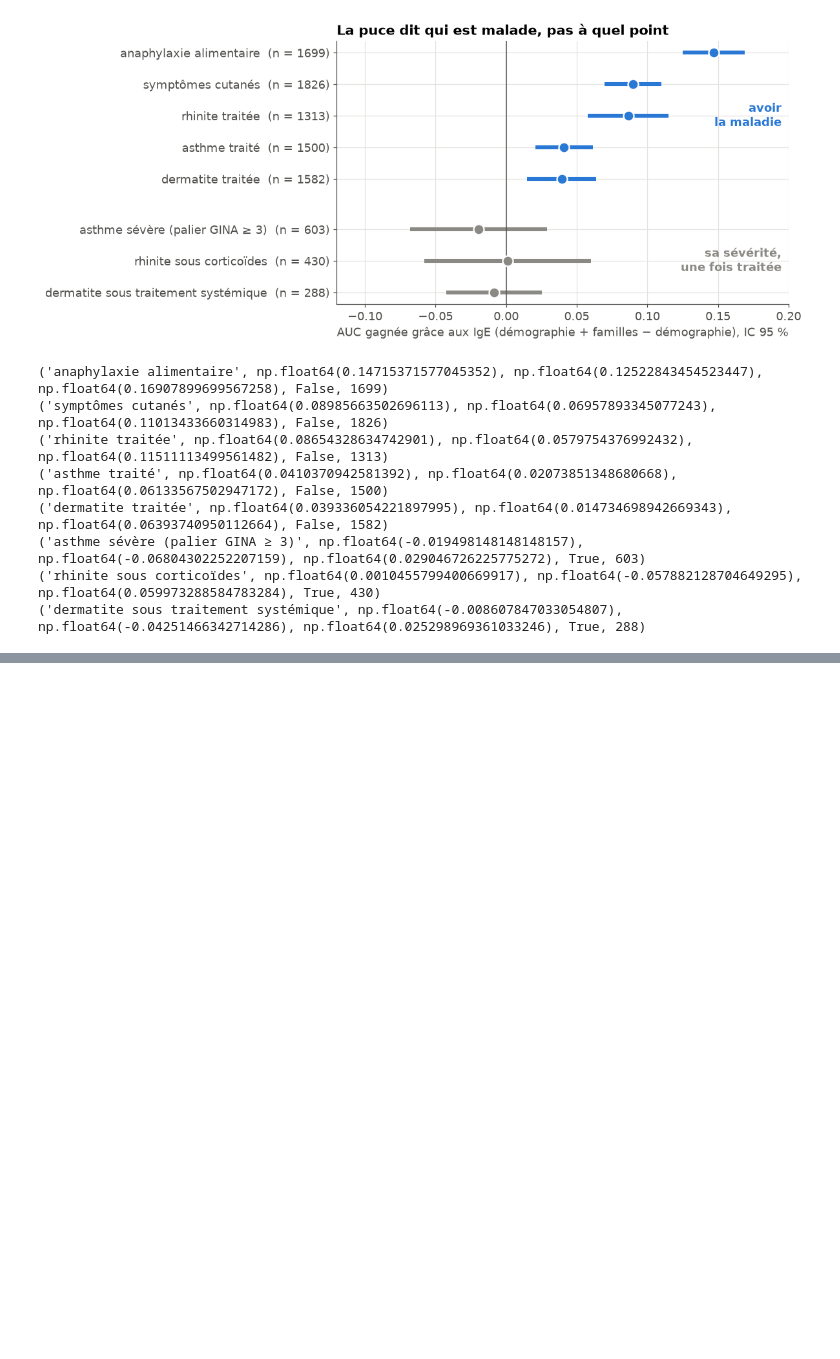
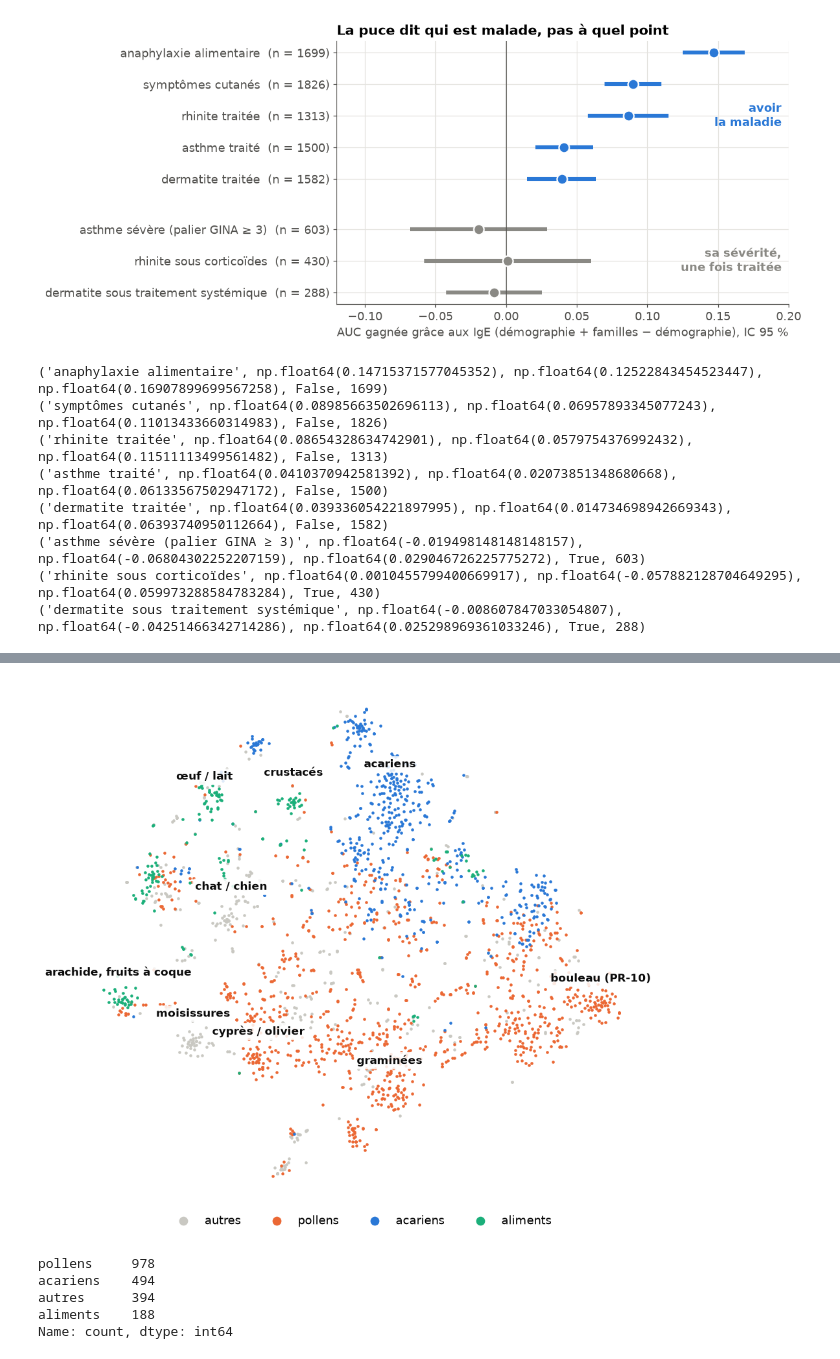
Before and after one commit to lucastabary/Allergen-Chip-Challenge, a Jupyter notebook: notebooks/06_lt_story_figures.ipynb, the cells around one changed output, grey strips where cells are left out. Saved outputs shown, nothing was run; the diff lists cells and outputs as text; code cells hidden in the pictures; blank space fills up the shorter version.

Commit message:
feat: redraw the t-SNE map for the talk with French labels
Co-Authored-By: Claude Opus 5.5 <noreply@anthropic.com>

```diff
--- a/notebooks/06_lt_story_figures.ipynb
+++ b/notebooks/06_lt_story_figures.ipynb
@@ -304,0 +309,65 @@ for r in rows_e:
+# %%
+import numpy as np
+import pandas as pd
+from sklearn.manifold import TSNE
+
+# same map as notebook 03 (ISAC v1, sensitized patients, cosine distance, perplexity 30, PCA init,
+# seed 0), recoloured with four groups for a slide
+THRESHOLD = 0.3
+chip_df = df[df["Chip_Type"] == "ISAC_V1"]
+cols = [c for c in chip_df.columns[15:] if chip_df[c].notna().mean() > 0.5]
+raw_v1 = chip_df.loc[chip_df[cols].notna().all(axis=1), cols]
+MARKERS = {
+    "mites": ["Der_p_1", "Der_p_2"], "grass": ["Phl_p_1"], "pr10": ["Bet_v_1", "Mal_d_1", "Ara_h_8"],
+    "cypress": ["Cup_a_1", "Ole_e_1"], "weeds": ["Art_v_1", "Amb_a_1"], "pets": ["Fel_d_1", "Can_f_1"],
+    "mold": ["Alt_a_1"], "nuts": ["Ara_h_2", "Jug_r_1", "Pru_p_3"], "eggmilk": ["Gal_d_1", "Bos_d_8"],
+    "shellfish": ["Pen_m_1"],
+}
+scores = pd.DataFrame({k: np.log1p(raw_v1[v]).mean(axis=1) for k, v in MARKERS.items()})
+any_pos = pd.concat([raw_v1[v] >= THRESHOLD for v in MARKERS.values()], axis=1).any(axis=1)
+dominant = scores.idxmax(axis=1).where(any_pos, "none")
+x = np.log1p(raw_v1.where(raw_v1 >= THRESHOLD, 0))
+x = x[(raw_v1 >= THRESHOLD).any(axis=1)]
+emb = TSNE(perplexity=30, metric="cosine", init="pca", random_state=0).fit_transform(x)
+dom = dominant.loc[x.index].to_numpy()
+
+GROUPS4 = {"mites": "acariens", "grass": "pollens", "pr10": "pollens", "cypress": "pollens", "weeds": "pollens",
+           "nuts": "aliments", "eggmilk": "aliments", "shellfish": "aliments"}
+g4 = np.array([GROUPS4.get(d, "autres") for d in dom])
+COL4 = {"autres": "#c9c8c2", "pollens": ORANGE, "acariens": BLUE, "aliments": "#1baf7a"}
+fig, ax = plt.subplots(figsize=(9, 8))
+for name in ["autres", "pollens", "acariens", "aliments"]:
+    m = g4 == name
+    ax.scatter(emb[m, 0], emb[m, 1], s=9, color=COL4[name], linewidths=0, label=name)
+# direct labels at the centre of each marker island
+ISLANDS = {"mites": "acariens", "grass": "graminées", "pr10": "bouleau (PR-10)", "cypress": "cyprès / olivier",
+           "pets": "chat / chien", "mold": "moisissures", "nuts": "arachide, fruits à coque",
+           "eggmilk": "œuf / lait", "shellfish": "crustacés"}
+span = emb.max(axis=0) - emb.min(axis=0)
+radius = 0.04 * span.max()
+for key, lab in ISLANDS.items():
+    pts = emb[dom == key]
+    if len(pts) < 15:
+        continue
+    # the label sits just above the densest point of the group (its main island)
+    d = np.linalg.norm(pts[:, None, :] - pts[None, :, :], axis=2)
+    cx, cy = pts[(d < radius).sum(axis=1).argmax()]
+    ax.text(cx, cy + 0.045 * span[1], lab, fontsize=11, fontweight="bold", color=INK, ha="center",
+            va="bottom", bbox=dict(boxstyle="round,pad=0.25", fc="white", ec="none", alpha=0.85))
+ax.set_xticks([])
+ax.set_yticks([])
+ax.grid(False)
+for s in ax.spines.values():
+    s.set_visible(False)
+ax.legend(frameon=False, loc="upper center", bbox_to_anchor=(0.5, -0.01), ncol=4, markerscale=3, fontsize=12)
+fig.tight_layout()
+fig.savefig(FIG / "06_tsne_islands.png", dpi=200, bbox_inches="tight")
+plt.show()
+print(pd.Series(g4).value_counts())
+# %% [output]
+[figure, added]
+pollens     978
+acariens    494
+autres      394
+aliments    188
+Name: count, dtype: int64
```
Also changed, not shown: parts of 2 cells of this notebook, 1 other file.
